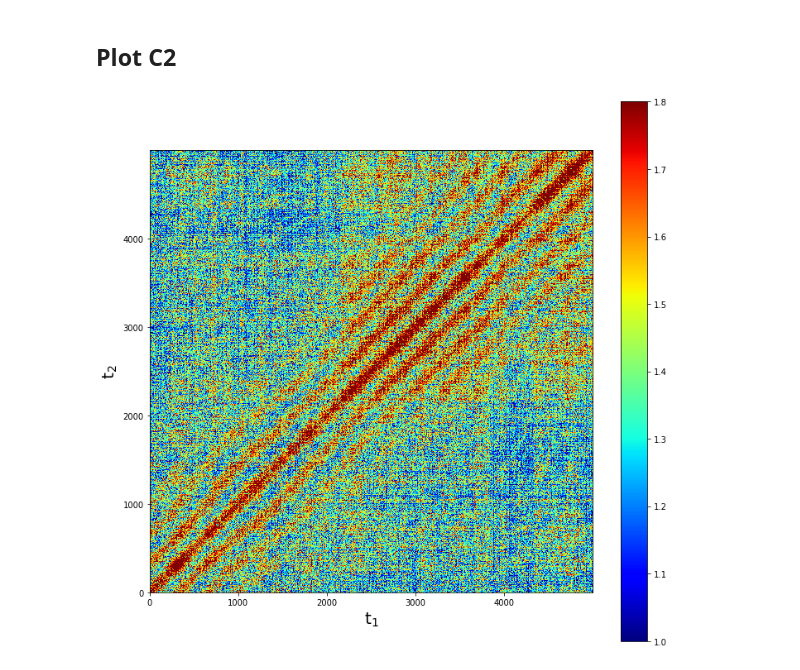
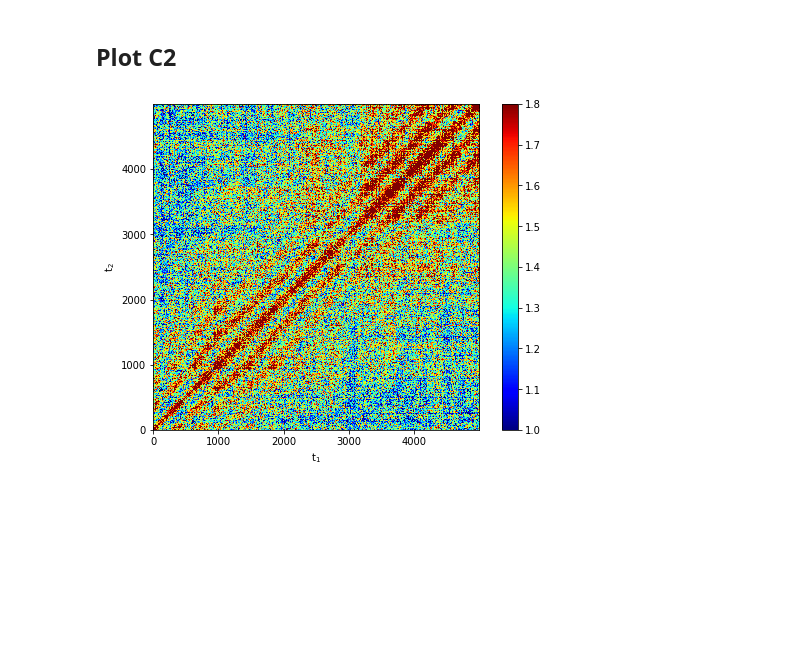
Before and after one commit to AdvancedPhotonSource/pyXpcsViewer, a Jupyter notebook: script_mode_examples/C2_phi.ipynb, the cells around one changed output. Drawn from its saved outputs; the diff is of its cells as text; code cells hidden in the pictures; blank space fills up the shorter version.

```diff
--- a/script_mode_examples/C2_phi.ipynb
+++ b/script_mode_examples/C2_phi.ipynb
@@ -41,10 +45,10 @@ for ii in np.arange(0,np.shape(a.ql_dyn)[0]):
 # %%
 
 %matplotlib inline
-fig, ax = plt.subplots(1, 1, figsize=(12, 10))
-ax.set_xlabel('t$_1$', fontsize=fs)
-ax.set_ylabel('t$_2$', fontsize=fs)
-im = ax.imshow(C2_all[:,:,7], cmap='jet',  interpolation='none', vmin=1, vmax=1.8, origin='lower')
+fig, ax = plt.subplots(1, 1, figsize=(8, 6))
+ax.set_xlabel('t$_1$')
+ax.set_ylabel('t$_2$')
+im = ax.imshow(C2_all[:,:,8], cmap='jet',  interpolation='none', vmin=1, vmax=1.8, origin='lower')
 _ = plt.colorbar(im)
 # %% [output]
-[figure, old version]
+[figure, new version]
```
Also changed, not shown: parts of 1 cell of this notebook.
